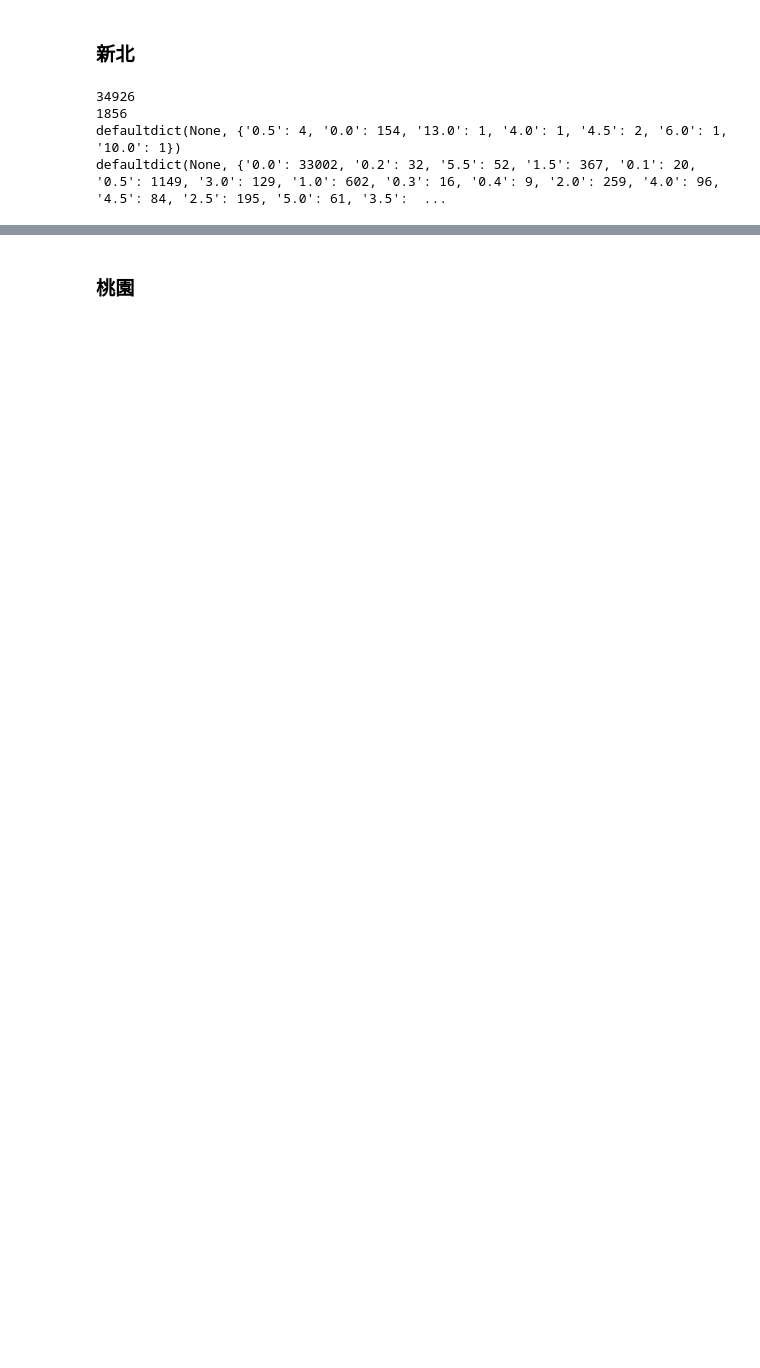
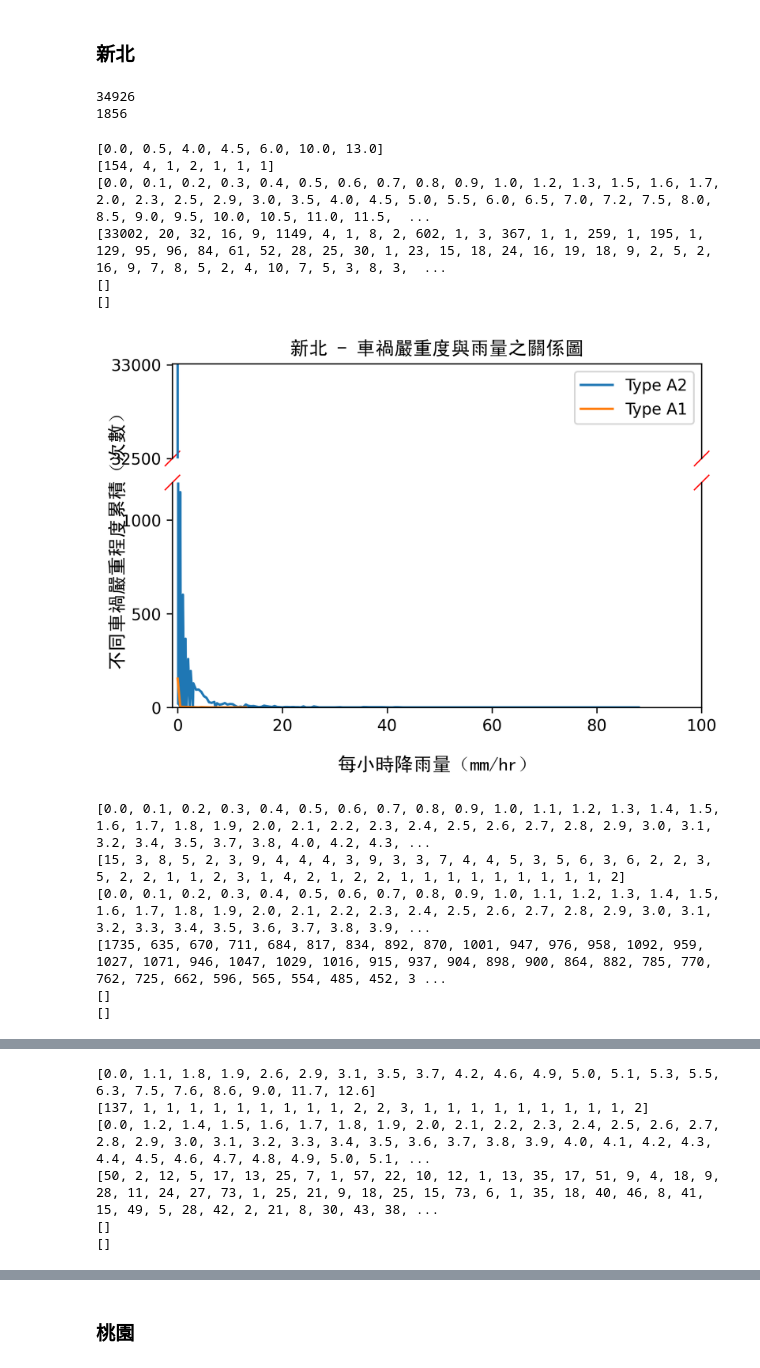
Before and after one commit to lamuyang/DigiTalant_DataScience, a Jupyter notebook: pltA1_A2.ipynb, the cells around one changed output, grey strips where cells are left out. Drawn from its saved outputs; the diff is of its cells as text; code cells hidden in the pictures; blank space fills up the shorter version.

```diff
--- a/pltA1_A2.ipynb
+++ b/pltA1_A2.ipynb
@@ -175,14 +234,25 @@ new_draw(A1_rain, A2_rain,"每小時降雨量（mm/hr）","每小時車禍次數
 # %% [markdown]
 ### 新北
-# %%
-A1_rain, A2_rain, A1_WS, A2_WS, A1_WSGust, A2_WSGust  = get_weather_data(New_Taipei)
-# new_draw(all_rain,count_rain_dic,"每小時降雨量（mm/hr）","每小時車禍次數（次數/hr）")
-# new_draw(all_WS, count_WS_dic,"每小時平均風速 (m/s)","每小時車禍次數（次數/hr）"),
-# new_draw(all_WSGust, count_WSGust_dic,"每小時最大陣風 (m/s)","每小時車禍次數（次數/hr）")
-print(A1_rain)
-print(A2_rain)
-# %% [output]
-34926
-1856
-defaultdict(None, {'0.5': 4, '0.0': 154, '13.0': 1, '4.0': 1, '4.5': 2, '6.0': 1, '10.0': 1})
-defaultdict(None, {'0.0': 33002, '0.2': 32, '5.5': 52, '1.5': 367, '0.1': 20, '0.5': 1149, '3.0': 129, '1.0': 602, '0.3': 16, '0.4': 9, '2.0': 259, '4.0': 96, '4.5': 84, '2.5': 195, '5.0': 61, '3.5':  ...
+# %%
+A1_rain, A2_rain, A3_rain, A1_WS, A2_WS, A3_WS, A1_WSGust, A2_WSGust, A3_WSGust = get_weather_data(New_Taipei)
+# %% [output]
+34926
+1856
+# %%
+new_draw(A1_rain, A2_rain,A3_rain,100,0,1200,32500,33005,"每小時降雨量（mm/hr）","不同車禍嚴重程度累積（次數）","新北 - 車禍嚴重度與雨量之關係圖",True)
+new_draw(A1_WS, A2_WS, A3_WS,90,0,700,1400,1500,"每小時平均風速 (m/s)","不同車禍嚴重程度累積（次數）","新北 - 車禍嚴重度與平均風速之關係圖"),
+new_draw(A1_WSGust, A2_WSGust, A3_WSGust,100,0,100,1500,1600,"每小時最大陣風 (m/s)","不同車禍嚴重程度累積（次數）","新北 - 車禍嚴重度與最大陣風之關係圖")
+# %% [output]
+[0.0, 0.5, 4.0, 4.5, 6.0, 10.0, 13.0]
+[154, 4, 1, 2, 1, 1, 1]
+[0.0, 0.1, 0.2, 0.3, 0.4, 0.5, 0.6, 0.7, 0.8, 0.9, 1.0, 1.2, 1.3, 1.5, 1.6, 1.7, 2.0, 2.3, 2.5, 2.9, 3.0, 3.5, 4.0, 4.5, 5.0, 5.5, 6.0, 6.5, 7.0, 7.2, 7.5, 8.0, 8.5, 9.0, 9.5, 10.0, 10.5, 11.0, 11.5,  ...
+[33002, 20, 32, 16, 9, 1149, 4, 1, 8, 2, 602, 1, 3, 367, 1, 1, 259, 1, 195, 1, 129, 95, 96, 84, 61, 52, 28, 25, 30, 1, 23, 15, 18, 24, 16, 19, 18, 9, 2, 5, 2, 16, 9, 7, 8, 5, 2, 4, 10, 7, 5, 3, 8, 3,  ...
+[]
+[]
+[figure, added]
+[0.0, 0.1, 0.2, 0.3, 0.4, 0.5, 0.6, 0.7, 0.8, 0.9, 1.0, 1.1, 1.2, 1.3, 1.4, 1.5, 1.6, 1.7, 1.8, 1.9, 2.0, 2.1, 2.2, 2.3, 2.4, 2.5, 2.6, 2.7, 2.8, 2.9, 3.0, 3.1, 3.2, 3.4, 3.5, 3.7, 3.8, 4.0, 4.2, 4.3, ...
+[15, 3, 8, 5, 2, 3, 9, 4, 4, 4, 3, 9, 3, 3, 7, 4, 4, 5, 3, 5, 6, 3, 6, 2, 2, 3, 5, 2, 2, 1, 1, 2, 3, 1, 4, 2, 1, 2, 2, 1, 1, 1, 1, 1, 1, 1, 1, 1, 2]
+[0.0, 0.1, 0.2, 0.3, 0.4, 0.5, 0.6, 0.7, 0.8, 0.9, 1.0, 1.1, 1.2, 1.3, 1.4, 1.5, 1.6, 1.7, 1.8, 1.9, 2.0, 2.1, 2.2, 2.3, 2.4, 2.5, 2.6, 2.7, 2.8, 2.9, 3.0, 3.1, 3.2, 3.3, 3.4, 3.5, 3.6, 3.7, 3.8, 3.9, ...
+[1735, 635, 670, 711, 684, 817, 834, 892, 870, 1001, 947, 976, 958, 1092, 959, 1027, 1071, 946, 1047, 1029, 1016, 915, 937, 904, 898, 900, 864, 882, 785, 770, 762, 725, 662, 596, 565, 554, 485, 452, 3 ...
+[]
+[]
@@ -188,0 +260,6 @@ defaultdict(None, {'0.0': 33002, '0.2': 32, '5.5': 52, '1.5': 367, '0.1': 20, '0
+[0.0, 1.1, 1.8, 1.9, 2.6, 2.9, 3.1, 3.5, 3.7, 4.2, 4.6, 4.9, 5.0, 5.1, 5.3, 5.5, 6.3, 7.5, 7.6, 8.6, 9.0, 11.7, 12.6]
+[137, 1, 1, 1, 1, 1, 1, 1, 1, 1, 2, 2, 3, 1, 1, 1, 1, 1, 1, 1, 1, 1, 2]
+[0.0, 1.2, 1.4, 1.5, 1.6, 1.7, 1.8, 1.9, 2.0, 2.1, 2.2, 2.3, 2.4, 2.5, 2.6, 2.7, 2.8, 2.9, 3.0, 3.1, 3.2, 3.3, 3.4, 3.5, 3.6, 3.7, 3.8, 3.9, 4.0, 4.1, 4.2, 4.3, 4.4, 4.5, 4.6, 4.7, 4.8, 4.9, 5.0, 5.1, ...
+[50, 2, 12, 5, 17, 13, 25, 7, 1, 57, 22, 10, 12, 1, 13, 35, 17, 51, 9, 4, 18, 9, 28, 11, 24, 27, 73, 1, 25, 21, 9, 18, 25, 15, 73, 6, 1, 35, 18, 40, 46, 8, 41, 15, 49, 5, 28, 42, 2, 21, 8, 30, 43, 38, ...
+[]
+[]
```
Also changed, not shown: parts of 19 cells of this notebook.
